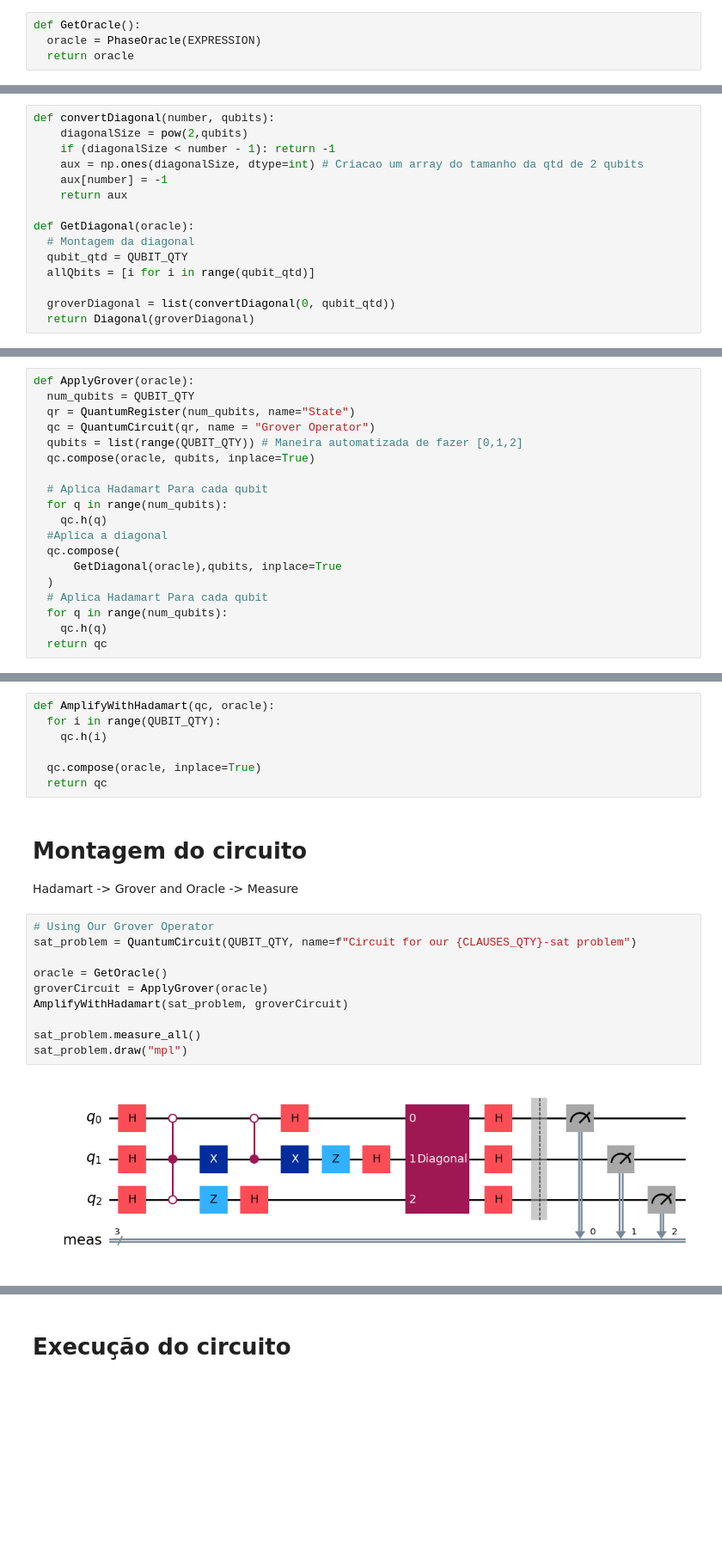
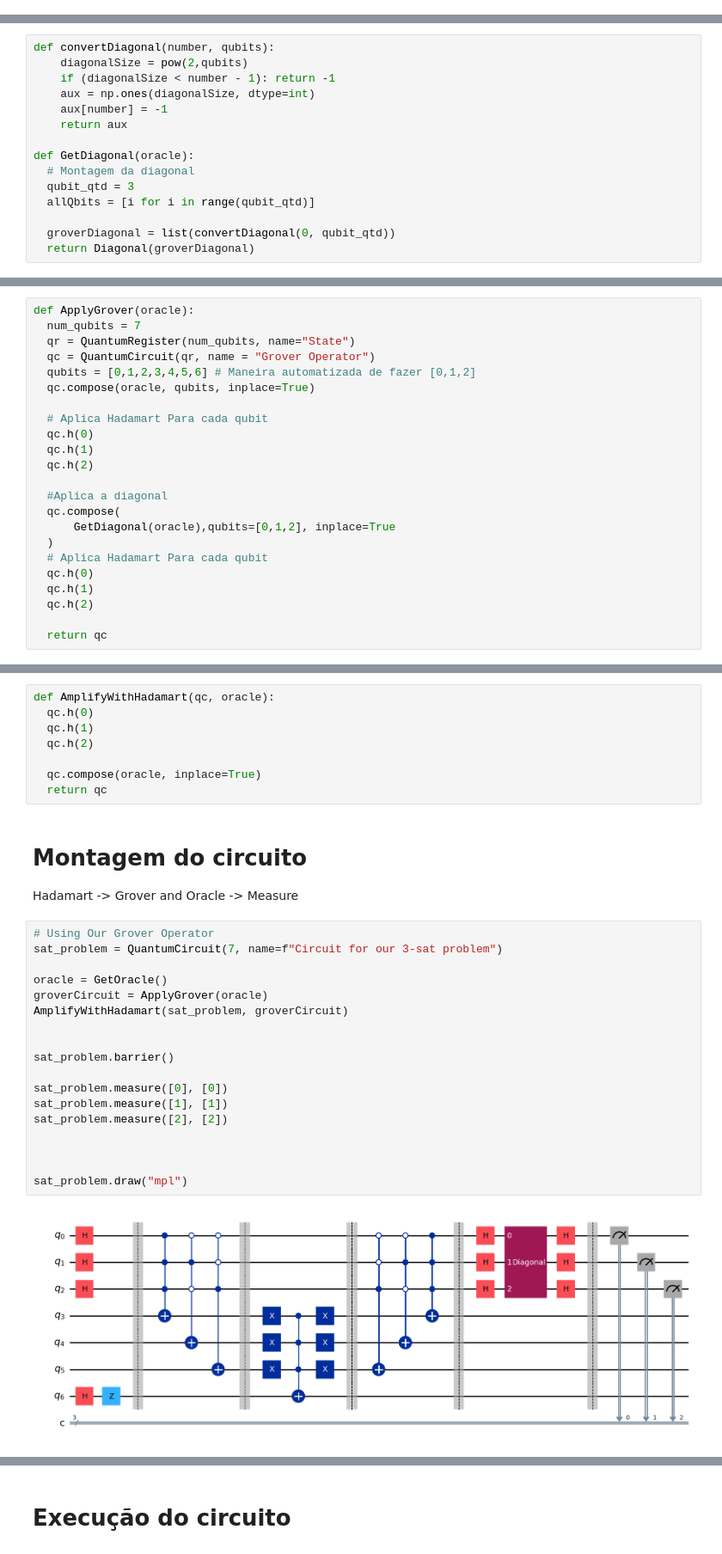
Before and after one commit to gabrielms201/Quantum-Implementation-For-SAT-Problem-Solving, a Jupyter notebook: NoteBooks/3-SAT.ipynb, the cells around one changed output, grey strips where cells are left out. Shown at 86% size. Saved outputs shown, nothing was run; the diff lists cells and outputs as text; blank space fills up the shorter version.

```diff
--- a/NoteBooks/3-SAT.ipynb
+++ b/NoteBooks/3-SAT.ipynb
@@ -103,6 +55,2 @@ if (USE_RANDOM_EXPRESSION is True):
 # %% [markdown]
 # Criação do Oráculo que representa a nossa expressão
-# %%
-def GetOracle():
-  oracle = PhaseOracle(EXPRESSION)
-  return oracle
@@ -150,13 +113,13 @@ Estudo-de-algoritmos-quanticos-e-suas-implementacoes/blob/main/EAQSI.ipynb
 def convertDiagonal(number, qubits):
     diagonalSize = pow(2,qubits)
     if (diagonalSize < number - 1): return -1
-    aux = np.ones(diagonalSize, dtype=int) # Criacao um array do tamanho da qtd de 2 qubits
+    aux = np.ones(diagonalSize, dtype=int)
     aux[number] = -1
     return aux
 
 def GetDiagonal(oracle):
   # Montagem da diagonal
-  qubit_qtd = QUBIT_QTY
+  qubit_qtd = 3
   allQbits = [i for i in range(qubit_qtd)]
 
   groverDiagonal = list(convertDiagonal(0, qubit_qtd))
@@ -178,22 +134,26 @@ q_2: ┤2                ├┤1              ├┤ Ucrz(-π/4) ├
 (Grover Operator + Oracle)
 # %%
 def ApplyGrover(oracle):
-  num_qubits = QUBIT_QTY
+  num_qubits = 7
   qr = QuantumRegister(num_qubits, name="State")
   qc = QuantumCircuit(qr, name = "Grover Operator")
-  qubits = list(range(QUBIT_QTY)) # Maneira automatizada de fazer [0,1,2]
+  qubits = [0,1,2,3,4,5,6] # Maneira automatizada de fazer [0,1,2]
   qc.compose(oracle, qubits, inplace=True)
 
   # Aplica Hadamart Para cada qubit
-  for q in range(num_qubits):
-    qc.h(q)
+  qc.h(0)
+  qc.h(1)
+  qc.h(2)
+
   #Aplica a diagonal
   qc.compose(
-      GetDiagonal(oracle),qubits, inplace=True
+      GetDiagonal(oracle),qubits=[0,1,2], inplace=True
   )
   # Aplica Hadamart Para cada qubit
-  for q in range(num_qubits):
-    qc.h(q)
+  qc.h(0)
+  qc.h(1)
+  qc.h(2)
+
   return qc
 # %%
 oracle = GetOracle()
@@ -206,8 +166,9 @@ merged_two.draw("mpl")
 (Hadamart > Grover Operator)
 # %%
 def AmplifyWithHadamart(qc, oracle):
-  for i in range(QUBIT_QTY):
-    qc.h(i)
+  qc.h(0)
+  qc.h(1)
+  qc.h(2)
 
   qc.compose(oracle, inplace=True)
   return qc
@@ -217,13 +178,21 @@ def AmplifyWithHadamart(qc, oracle):
 Hadamart -> Grover and Oracle -> Measure
 # %%
 # Using Our Grover Operator
-sat_problem = QuantumCircuit(QUBIT_QTY, name=f"Circuit for our {CLAUSES_QTY}-sat problem")
+sat_problem = QuantumCircuit(7, name=f"Circuit for our 3-sat problem")
 
 oracle = GetOracle()
 groverCircuit = ApplyGrover(oracle)
 AmplifyWithHadamart(sat_problem, groverCircuit)
 
-sat_problem.measure_all()
+
+sat_problem.barrier()
+
+sat_problem.measure([0], [0])
+sat_problem.measure([1], [1])
+sat_problem.measure([2], [2])
+
+
+
 sat_problem.draw("mpl")
 # %% [output]
-[figure, old version]
+[figure, new version]
```
Also changed, not shown: parts of 27 cells of this notebook.
